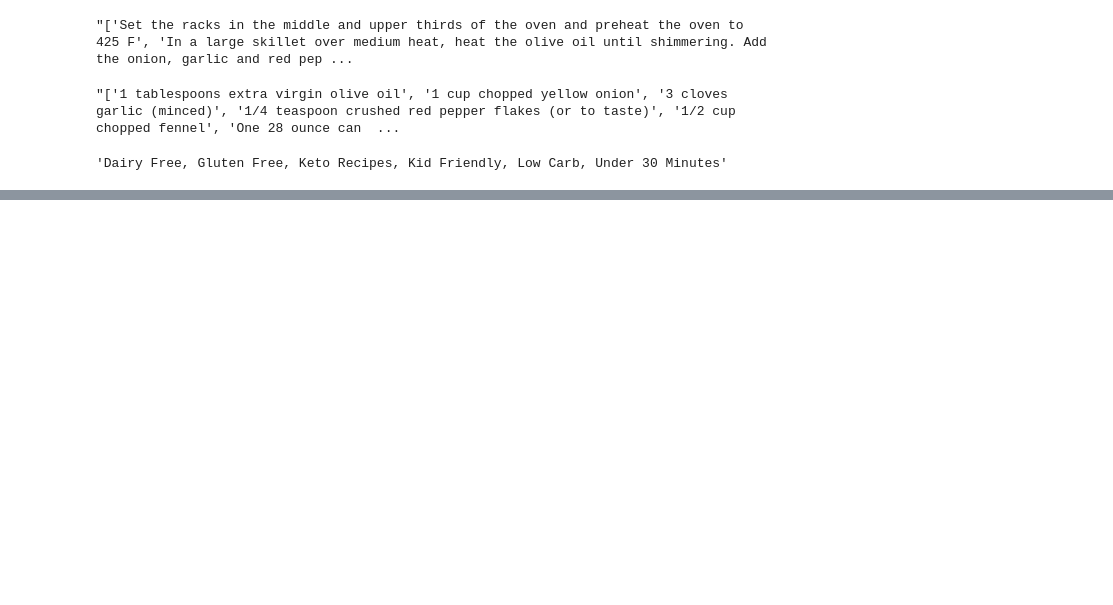
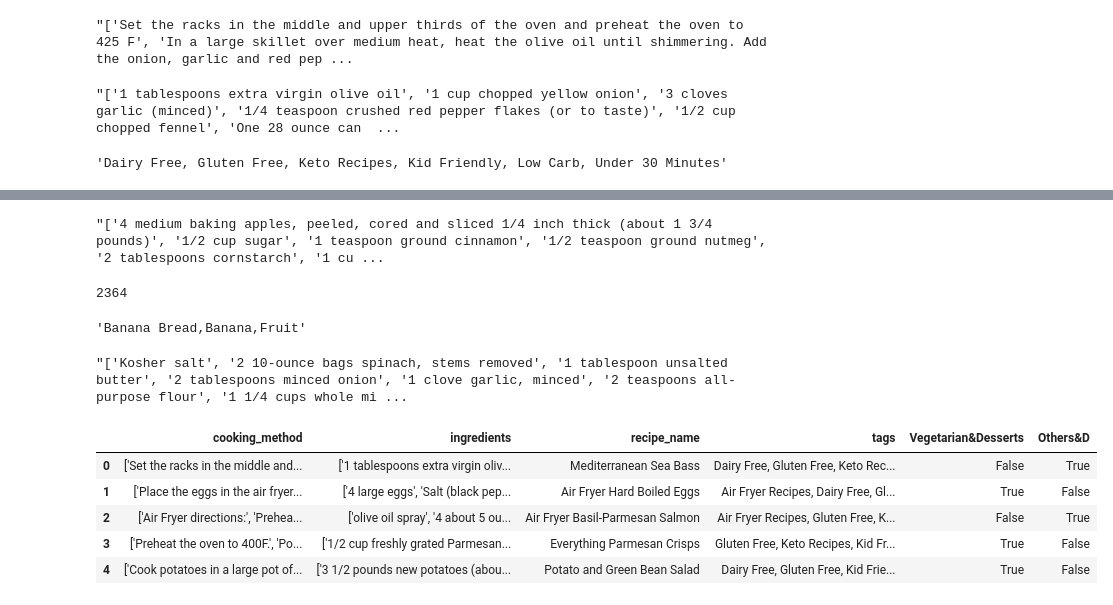
Before and after one commit to lavo2/HLT-Project, a Jupyter notebook: prove.ipynb, the cells around one changed output, grey strips where cells are left out. Drawn from its saved outputs; the diff is of its cells as text; code cells hidden in the pictures; blank space fills up the shorter version.

```diff
--- a/prove.ipynb
+++ b/prove.ipynb
@@ -69,0 +120,70 @@ df['tags'][0]
+# %%
+df_pie.iloc[0].ingredients
+# %% [output]
+"['4 medium baking apples, peeled, cored and sliced 1/4 inch thick (about 1 3/4 pounds)', '1/2 cup sugar', '1 teaspoon ground cinnamon', '1/2 teaspoon ground nutmeg', '2 tablespoons cornstarch', '1 cu ...
+# %%
+# count how may recipes have Cake in the tags
+df_cake = df[df['tags'].str.contains('Cake')]
+len(df_cake)
+# %% [output]
+2364
+# %%
+df_bananabread = df[df['tags'].str.contains('Banana Bread')]
+df_bananabread.iloc[0].tags
+# %% [output]
+'Banana Bread,Banana,Fruit'
+# %%
+df[df['tags'].str.contains('Spinach Dip')].iloc[0].ingredients
+# %% [output]
+"['Kosher salt', '2 10-ounce bags spinach, stems removed', '1 tablespoon unsalted butter', '2 tablespoons minced onion', '1 clove garlic, minced', '2 teaspoons all-purpose flour', '1 1/4 cups whole mi ...
+# %%
+# define two new classes for df: Vegetarian&Desserts and Others&D
+# recipes that contain:
+# 'Apple Pie', 'Apple Dessert', 'Apple Cake', 'Banana Bread', 'Banana Cake', 'Banana Cream Pie', 'Blueberry Pancake', 'Brownie', 'Cake',
+# 'Cookie', 'Dessert', 'Dessert Pizza', 'Easy Dessert Recipes', 'Gelato', 'Ice Cream', 'Italian Dessert Recipes', 'Vegan', 'Vegetarian', 'Vegetarian Meals'
+#in their tags will be classified as Vegetarian&Desserts, i.e. class Vegetarian&Desserts=1 and Others=0
+# all other recipes will be classified as Others&D
+
+vegetarian_desserts = [
+    'Apple Pie',
+    'Apple Dessert',
+    'Apple Cake',
+    'Banana Bread',
+    'Banana Cake',
+    'Banana Cream Pie',
+    'Blueberry Pancake',
+    'Brownie',
+    'Cake',
+    'Cookie',
+    'Dessert',
+    'Dessert Pizza',
+    'Easy Dessert Recipes',
+    'Gelato',
+    'Ice Cream',
+    'Italian Dessert Recipes',
+    'Vegan',
+    'Vegetarian',
+    'Vegetarian Meals'
+]
+
+# regex to match any of the words in vegetarian_desserts
+regex = '|'.join(vegetarian_desserts)
+
+# function to check if a recipe is Vegetarian&Desserts
+def is_vegetarian_dessert(tags):
+    return bool(re.search(regex, tags))
+
+df['Vegetarian&Desserts'] = df['tags'].apply(is_vegetarian_dessert)
+
+df['Others&D'] = ~df['Vegetarian&Desserts']
+# %%
+# drop useless columns: category, image, prep_time, serves, cuisine
+df = df.drop(columns=['category', 'image', 'prep_time', 'serves', 'cuisine'])
+df.head()
+# %% [output]
+|  | cooking_method | ingredients | recipe_name | tags | Vegetarian&Desserts | Others&D |
+| 0 | ['Set the racks in the middle and... | ['1 tablespoons extra virgin oliv... | Mediterranean Sea Bass | Dairy Free, Gluten Free, Keto Rec... | False | True |
+| 1 | ['Place the eggs in the air fryer... | ['4 large eggs', 'Salt (black pep... | Air Fryer Hard Boiled Eggs | Air Fryer Recipes, Dairy Free, Gl... | True | False |
+| 2 | ['Air Fryer directions:', 'Prehea... | ['olive oil spray', '4 about 5 ou... | Air Fryer Basil-Parmesan Salmon | Air Fryer Recipes, Gluten Free, K... | False | True |
+| 3 | ['Preheat the oven to 400F.', 'Po... | ['1/2 cup freshly grated Parmesan... | Everything Parmesan Crisps | Gluten Free, Keto Recipes, Kid Fr... | True | False |
+| 4 | ['Cook potatoes in a large pot of... | ['3 1/2 pounds new potatoes (abou... | Potato and Green Bean Salad | Dairy Free, Gluten Free, Kid Frie... | True | False |
```
Also changed, not shown: parts of 15 cells of this notebook.
